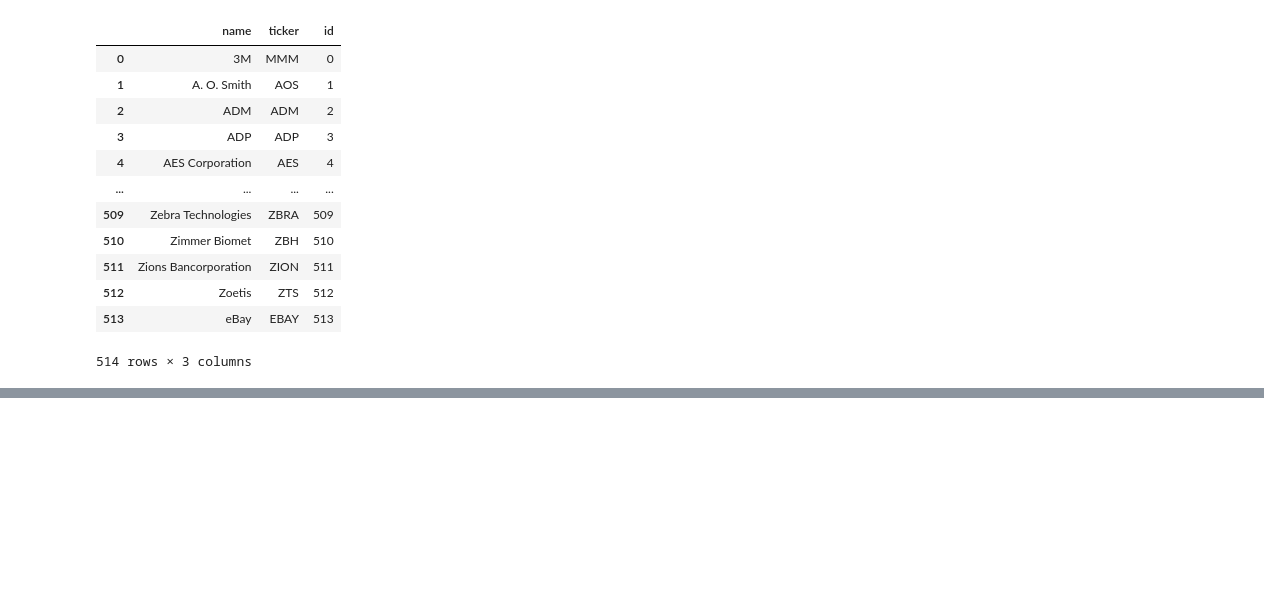
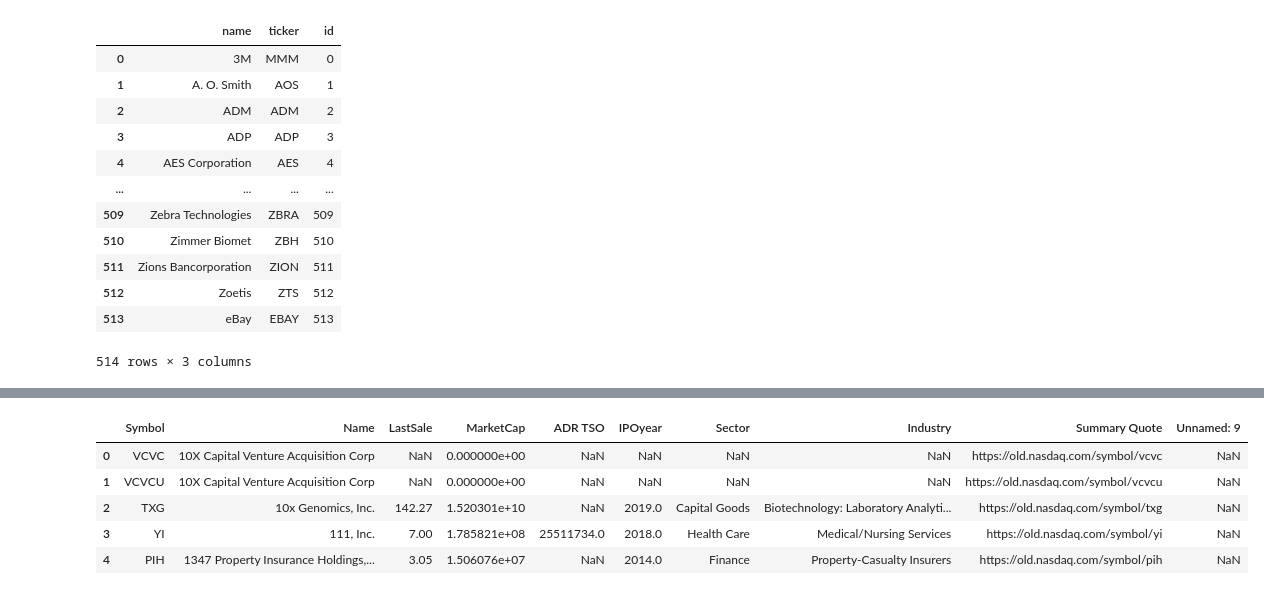
Before and after one commit to JoaoAndre-RosaTeixeira/financial_brief, a Jupyter notebook: pages/Requete_sql_simplon.ipynb, the cells around one changed output, grey strips where cells are left out. Saved outputs shown, nothing was run; the diff lists cells and outputs as text; code cells hidden in the pictures; blank space fills up the shorter version.

```diff
--- a/pages/Requete_sql_simplon.ipynb
+++ b/pages/Requete_sql_simplon.ipynb
@@ -423,5 +447,13 @@ nyse.head()
 # %%
+nasdaq = pd.read_csv("../ressources/nasdaq.csv")
 nasdaq.head()
+# %% [output]
+|  | Symbol | Name | LastSale | MarketCap | ADR TSO | IPOyear | Sector | Industry | Summary Quote | Unnamed: 9 |
+| 0 | VCVC | 10X Capital Venture Acquisition Corp | NaN | 0.000000e+00 | NaN | NaN | NaN | NaN | https://old.nasdaq.com/symbol/vcvc | NaN |
+| 1 | VCVCU | 10X Capital Venture Acquisition Corp | NaN | 0.000000e+00 | NaN | NaN | NaN | NaN | https://old.nasdaq.com/symbol/vcvcu | NaN |
+| 2 | TXG | 10x Genomics, Inc. | 142.27 | 1.520301e+10 | NaN | 2019.0 | Capital Goods | Biotechnology: Laboratory Analyti... | https://old.nasdaq.com/symbol/txg | NaN |
+| 3 | YI | 111, Inc. | 7.00 | 1.785821e+08 | 25511734.0 | 2018.0 | Health Care | Medical/Nursing Services | https://old.nasdaq.com/symbol/yi | NaN |
+| 4 | PIH | 1347 Property Insurance Holdings,... | 3.05 | 1.506076e+07 | NaN | 2014.0 | Finance | Property-Casualty Insurers | https://old.nasdaq.com/symbol/pih | NaN |
 # %%
 #populate the exchange_id column : assign the correct exchange_id for each stock in the security table:
 # the exchange_id of the nyse stocks will be 1300
```
Also changed, not shown: parts of 8 cells of this notebook, 3 other files.
